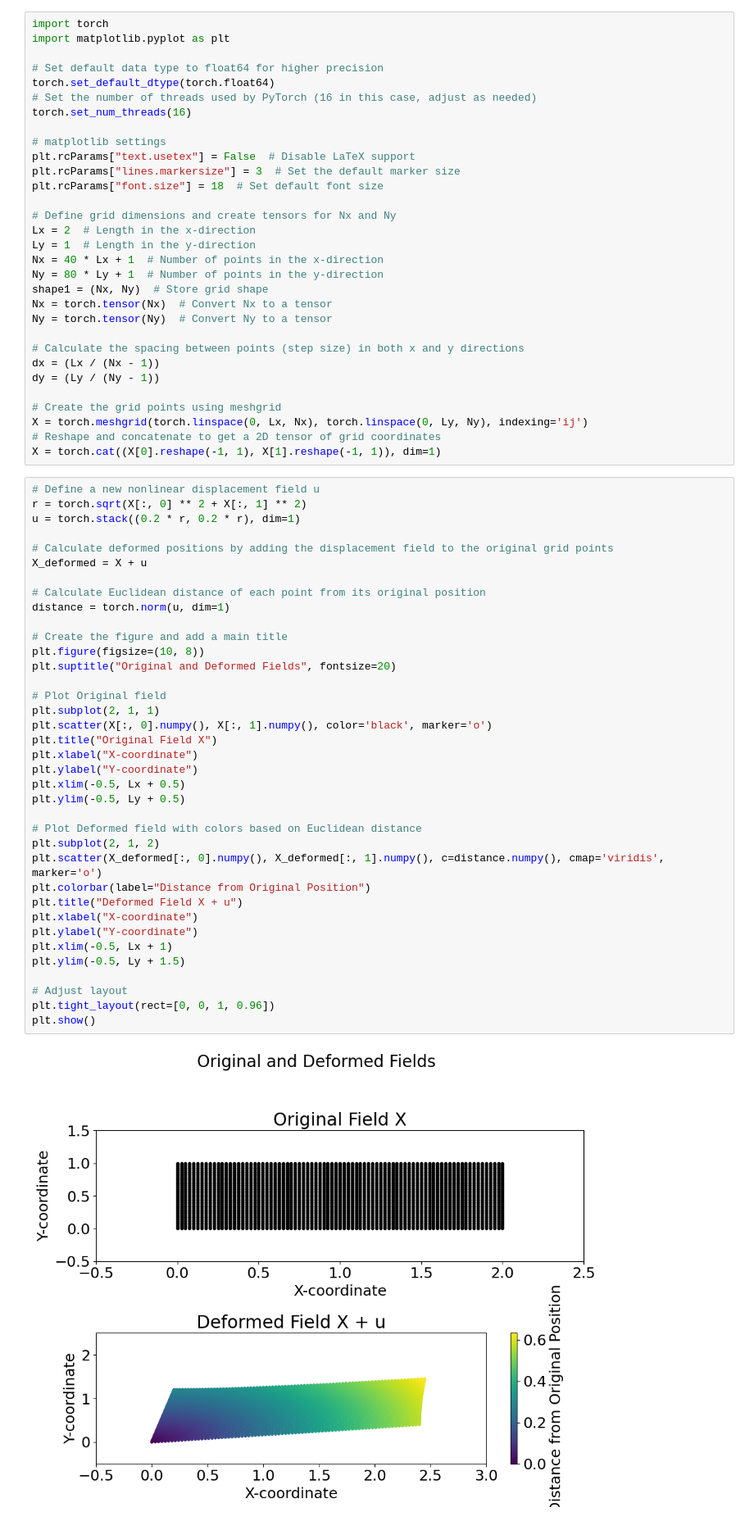
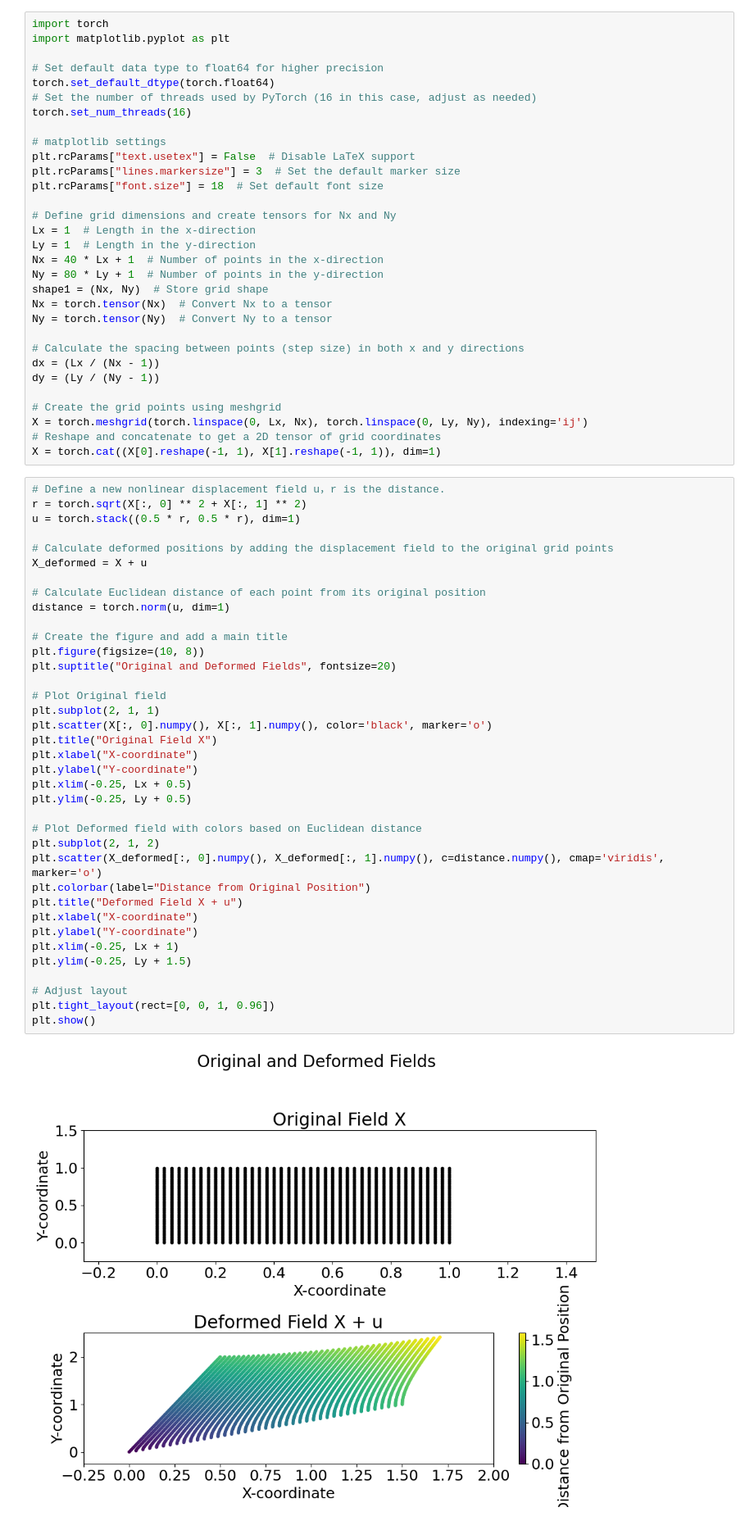
Before and after one commit to CHNCXY/ML-in-Computational-Mechanics, a Jupyter notebook: EX2/EX2.ipynb, the cells around one changed output. Shown at 82% size. Saved outputs shown, nothing was run; the diff lists cells and outputs as text.

```diff
--- a/EX2/EX2.ipynb
+++ b/EX2/EX2.ipynb
@@ -13,7 +13,7 @@ plt.rcParams["lines.markersize"] = 3  # Set the default marker size
 plt.rcParams["font.size"] = 18  # Set default font size
 
 # Define grid dimensions and create tensors for Nx and Ny
-Lx = 2  # Length in the x-direction
+Lx = 1  # Length in the x-direction
 Ly = 1  # Length in the y-direction
 Nx = 40 * Lx + 1  # Number of points in the x-direction
 Ny = 80 * Ly + 1  # Number of points in the y-direction
@@ -30,41 +30,41 @@ X = torch.meshgrid(torch.linspace(0, Lx, Nx), torch.linspace(0, Ly, Ny), indexin
 # Reshape and concatenate to get a 2D tensor of grid coordinates
 X = torch.cat((X[0].reshape(-1, 1), X[1].reshape(-1, 1)), dim=1)
 # %%
-# Define a new nonlinear displacement field u
+# Define a new nonlinear displacement field u，r is the distance.
 r = torch.sqrt(X[:, 0] ** 2 + X[:, 1] ** 2)
-u = torch.stack((0.2 * r, 0.2 * r), dim=1)
+u = torch.stack((0.5 * r, 0.5 * r), dim=1)
 
 # Calculate deformed positions by adding the displacement field to the original grid points
 X_deformed = X + u
 
 # Calculate Euclidean distance of each point from its original position
 distance = torch.norm(u, dim=1)
 
 # Create the figure and add a main title
 plt.figure(figsize=(10, 8))
 plt.suptitle("Original and Deformed Fields", fontsize=20)
 
 # Plot Original field
 plt.subplot(2, 1, 1)
 plt.scatter(X[:, 0].numpy(), X[:, 1].numpy(), color='black', marker='o')
 plt.title("Original Field X")
 plt.xlabel("X-coordinate")
 plt.ylabel("Y-coordinate")
-plt.xlim(-0.5, Lx + 0.5)
-plt.ylim(-0.5, Ly + 0.5)
+plt.xlim(-0.25, Lx + 0.5)
+plt.ylim(-0.25, Ly + 0.5)
 
 # Plot Deformed field with colors based on Euclidean distance
 plt.subplot(2, 1, 2)
 plt.scatter(X_deformed[:, 0].numpy(), X_deformed[:, 1].numpy(), c=distance.numpy(), cmap='viridis', marker='o')
 plt.colorbar(label="Distance from Original Position")
 plt.title("Deformed Field X + u")
 plt.xlabel("X-coordinate")
 plt.ylabel("Y-coordinate")
-plt.xlim(-0.5, Lx + 1)
-plt.ylim(-0.5, Ly + 1.5)
+plt.xlim(-0.25, Lx + 1)
+plt.ylim(-0.25, Ly + 1.5)
 
 # Adjust layout
 plt.tight_layout(rect=[0, 0, 1, 0.96])
 plt.show()
 # %% [output]
-[figure, old version]
+[figure, new version]
```
Also changed, not shown: 1 other file.
